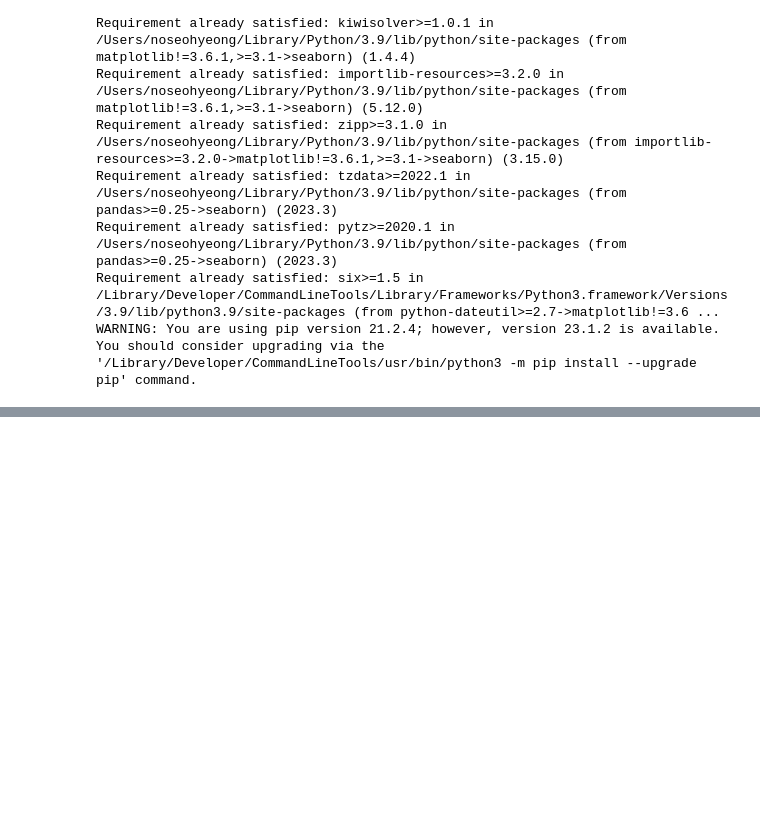
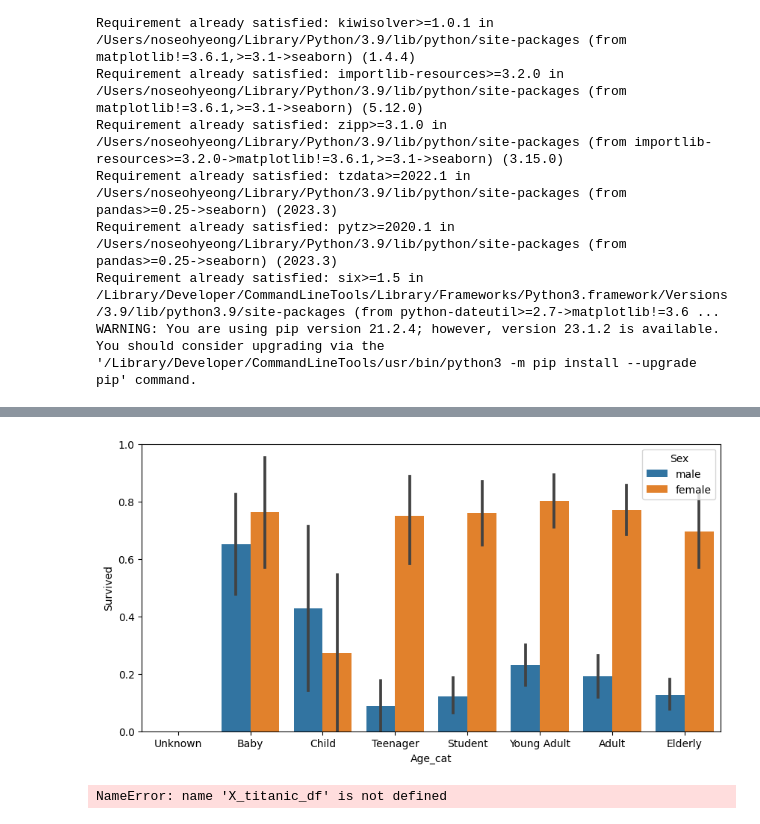
Before and after one commit to seohyungro/Python, a Jupyter notebook: 02_ML/03_StratifiedKFold 교차검증.ipynb, the cells around one changed output, grey strips where cells are left out. Drawn from its saved outputs; the diff is of its cells as text; code cells hidden in the pictures; blank space fills up the shorter version.

```diff
--- a/02_ML/03_StratifiedKFold 교차검증.ipynb
+++ b/02_ML/03_StratifiedKFold 교차검증.ipynb
@@ -315,0 +400,50 @@ gender = pd.read_csv("../Datasets/titanic_gender_submission.csv")
+# %%
+import matplotlib.pyplot as plt
+def get_category(age):
+    cat=''
+    if age <= -1:
+        cat='Unknown'
+    elif age <=5:
+        cat='Baby'
+    elif age <=12:
+        cat='Child'
+    elif age <=18:
+        cat='Teenager'
+    elif age <=25:
+        cat='Student'
+    elif age <=35:
+        cat='Young Adult'
+    elif age <=60:
+        cat='Adult'
+    else:
+        cat='Elderly'
+
+    return cat
+
+plt.figure(figsize=(10,5))
+group_names=['Unknown','Baby','Child','Teenager','Student','Young Adult','Adult','Elderly']
+titanic_df['Age_cat']=titanic_df['Age'].apply(lambda x :get_category(x))
+sns.barplot(x='Age_cat',y='Survived',hue='Sex', data=titanic_df, order=group_names)
+titanic_df.drop('Age_cat',axis=1,inplace=True)
+# %% [output]
+[figure, added]
+# %%
+from sklearn.model_selection import cross_val_score
+scores = cross_val_score(dt_clf, X_titanic_df , y_titanic_df , cv=5)
+for iter_count,accuracy in enumerate(scores):
+    print("교차 검증 {0} 정확도: {1:.4f}".format(iter_count, accuracy))
+print("평균 정확도: {0:.4f}".format(np.mean(scores)))
+from sklearn.model_selection import GridSearchCV
+parameters = {'max_depth':[2,3,5,10],
+             'min_samples_split':[2,3,5], 'min_samples_leaf':[1,5,8]}
+grid_dclf = GridSearchCV(dt_clf , param_grid=parameters , scoring='accuracy' , cv=5)
+grid_dclf.fit(X_train , y_train)
+print('GridSearchCV 최적 하이퍼 파라미터 :',grid_dclf.best_params_)
+print('GridSearchCV 최고 정확도: {0:.4f}'.format(grid_dclf.best_score_))
+best_dclf = grid_dclf.best_estimator_
+# GridSearchCV의 최적 하이퍼 파라미터로 학습된 Estimator로 예측 및 평가 수행.
+dpredictions = best_dclf.predict(X_test)
+accuracy = accuracy_score(y_test , dpredictions)
+print('테스트 세트에서의 DecisionTreeClassifier 정확도 : {0:.4f}'.format(accuracy))
+# %% [output]
+NameError: name 'X_titanic_df' is not defined
```
Also changed, not shown: parts of 8 cells of this notebook, 2 other files.
